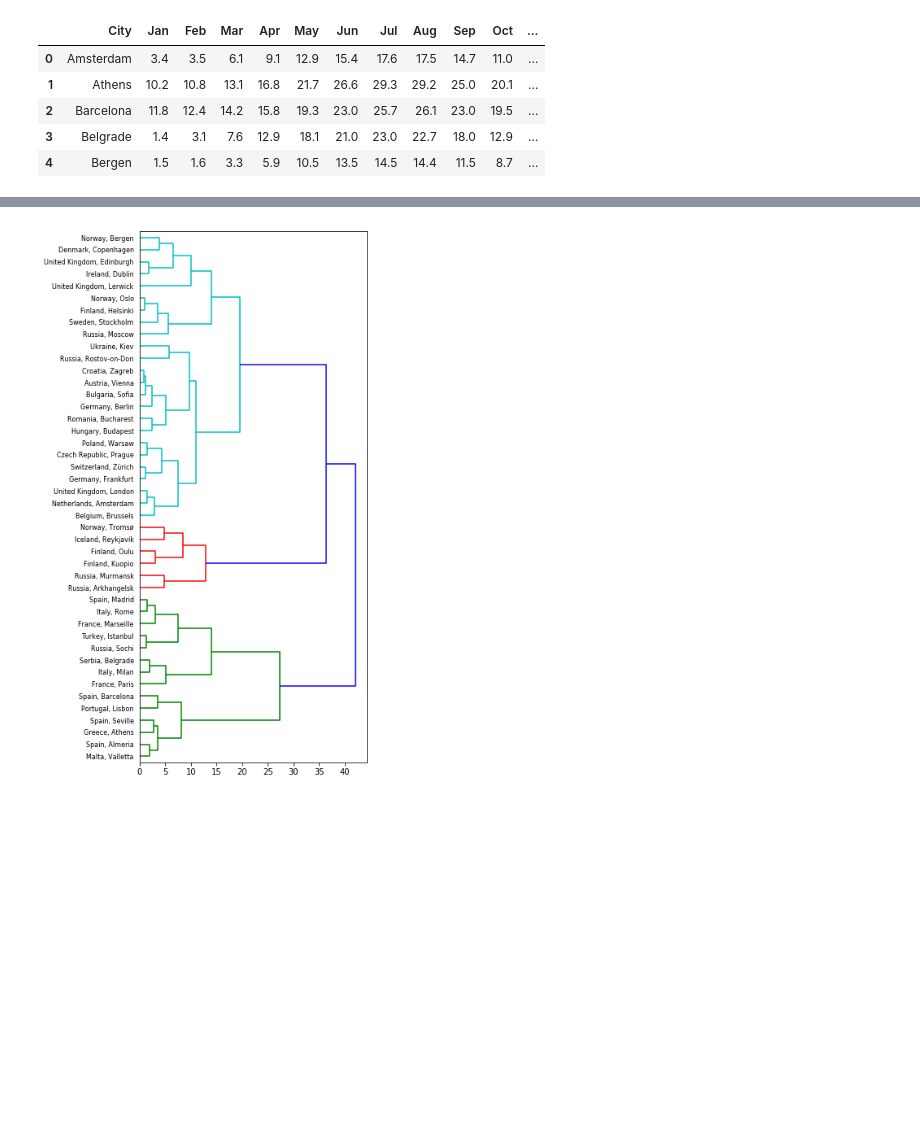
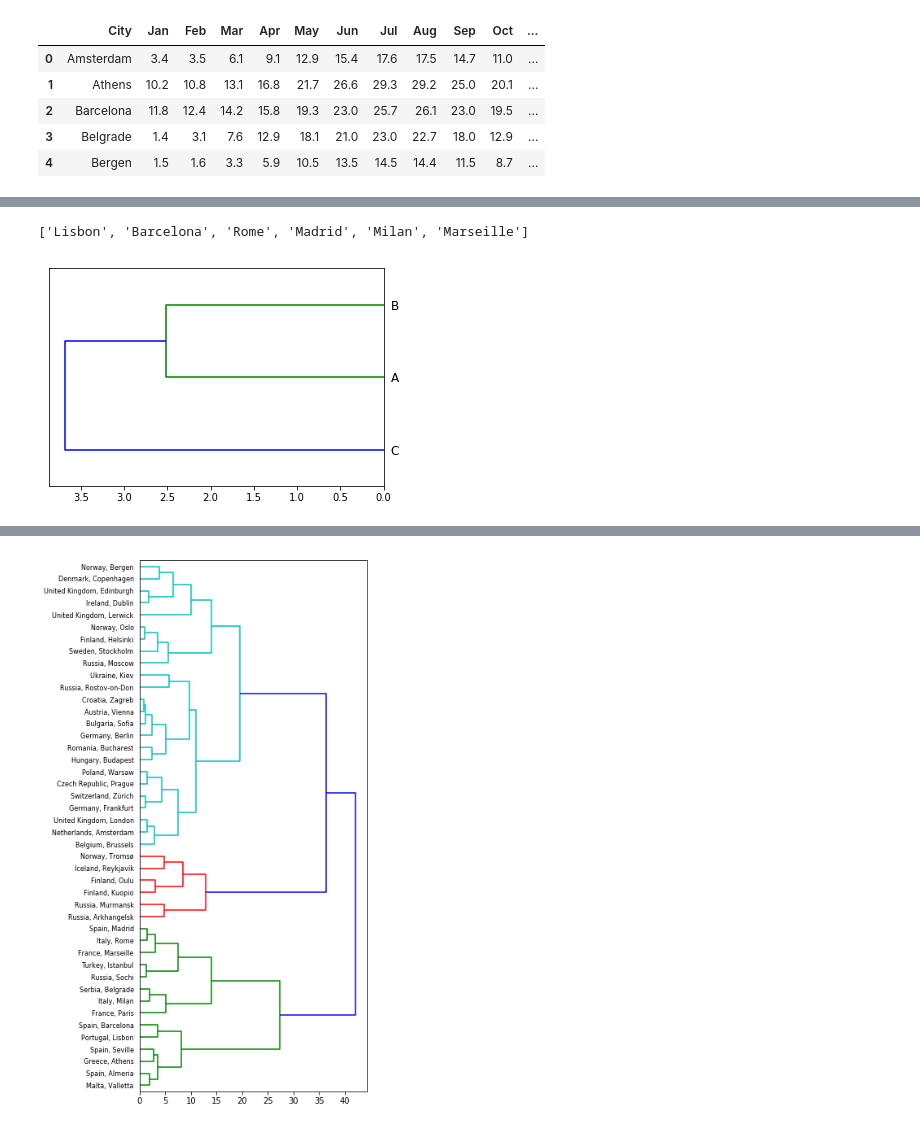
Before and after one commit to rareal/Coursera_Capstone, a Jupyter notebook: Capstone_final_report_code.ipynb, the cells around one changed output, grey strips where cells are left out. Saved outputs shown, nothing was run; the diff lists cells and outputs as text; code cells hidden in the pictures; blank space fills up the shorter version.

```diff
--- a/Capstone_final_report_code.ipynb
+++ b/Capstone_final_report_code.ipynb
@@ -390,0 +485,21 @@ ctjf_data.iloc[:5,:16]
+# %%
+lbl = df.City.values
+comp_city='Lisbon'
+sel_cities = pd.DataFrame(cdx,index=lbl,columns=lbl)[[comp_city]]\
+    .sort_values(by=comp_city).iloc[0:6].round(2).apply(lambda x: 100*(1-x))
+list(sel_cities.index)
+#assembled_data.loc[sel_cities.index.values,['job_index','Year']]
+# %% [output]
+['Lisbon', 'Barcelona', 'Rome', 'Madrid', 'Milan', 'Marseille']
+# %%
+labels = ['A','B','C']
+x = np.array([[1,2,3],[2,3,4],[1,2,6]])
+#dx = pdist(x)
+#dx = pdist(x,wminkowski,2,[1,1,1])
+dx = pdist(x,minkowski,w=[1,1,1])
+cdx = squareform(dx)
+ccdx = hierarchy.single(cdx)
+R = hierarchy.dendrogram(ccdx,labels=labels,orientation = 'left')
+plt.show()
+# %% [output]
+[figure, added]
```
Also changed, not shown: parts of 14 cells of this notebook, 2 other files.
